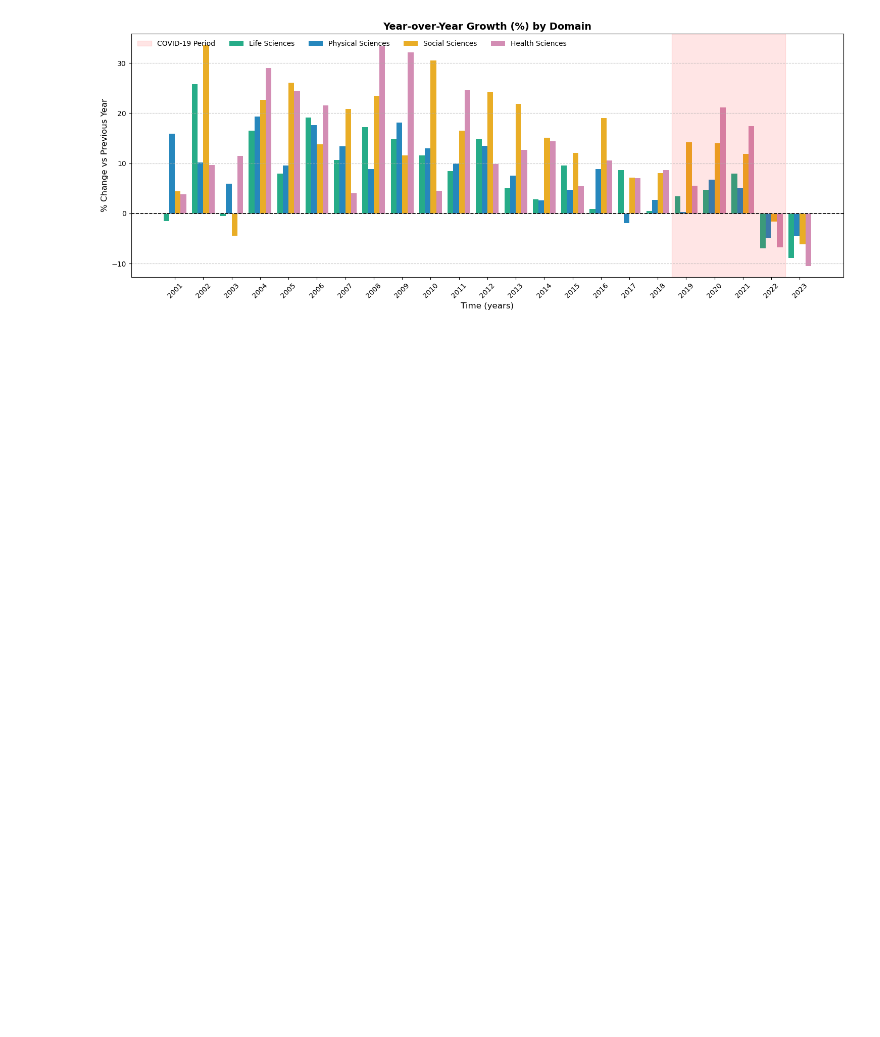
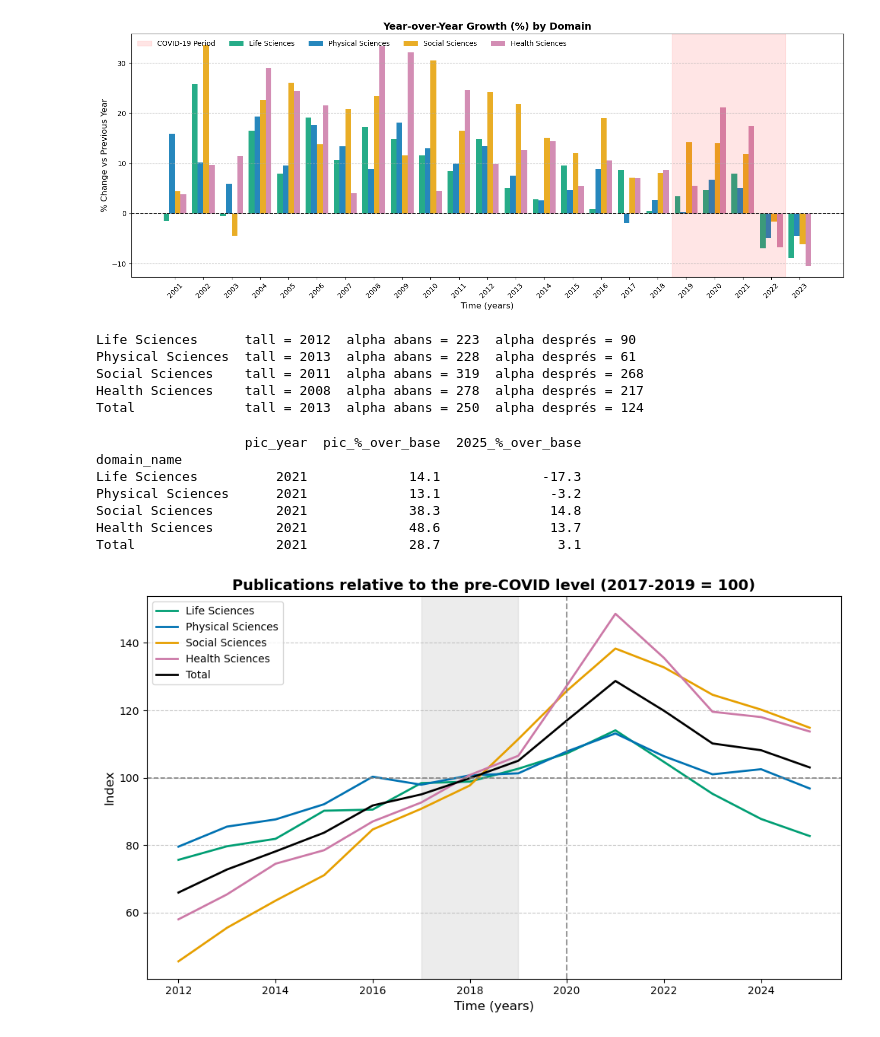
Before and after one commit to AdriRed/science-squared-avbd, a Jupyter notebook: notebooks/05_alba_domains_topics_plots.ipynb, the cells around one changed output. Cells and saved outputs as stored; diff of their text form; code cells hidden in the pictures; blank space fills up the shorter version.

```diff
--- a/notebooks/05_alba_domains_topics_plots.ipynb
+++ b/notebooks/05_alba_domains_topics_plots.ipynb
@@ -1559,3 +1338,60 @@ plt.savefig(f"{output_dir}/yearly_growth_by_domain.png", dpi=300, bbox_inches='t
 plt.show()
 # %% [output]
 [figure]
+# %%
+# %% 2. Canvi de pendent pre-COVID: dos ajustos log-log a cada costat d'un any de tall
+# Es tria el tall que minimitza l'error total (descriptiu, no és un test estadístic)
+dades_pre = taula_total.loc[1990:2019]
+
+for col in dades_pre.columns:
+    millor = [np.inf, None, None, None]  # error, any de tall, alpha abans, alpha després
+    for tall in range(2000, 2015):
+        error, alphes = 0, []
+        for tros in (dades_pre.loc[:tall, col], dades_pre.loc[tall:, col]):
+            x = np.log10(tros.index.values)
+            y = np.log10(tros.values)
+            m, b = np.polyfit(x, y, 1)
+            error += np.sum((y - (m * x + b)) ** 2)
+            alphes.append(m)
+        if error < millor[0]:
+            millor = [error, tall, alphes[0], alphes[1]]
+    print(f"{col:18s} tall = {millor[1]}  alpha abans = {millor[2]:.0f}  alpha després = {millor[3]:.0f}")
+# %% [output]
+Life Sciences      tall = 2012  alpha abans = 223  alpha després = 90
+Physical Sciences  tall = 2013  alpha abans = 228  alpha després = 61
+Social Sciences    tall = 2011  alpha abans = 319  alpha després = 268
+Health Sciences    tall = 2008  alpha abans = 278  alpha després = 217
+Total              tall = 2013  alpha abans = 250  alpha després = 124
+# %%
+# COVID PEAK: level with respect to the base pre-COVID (mitjana 2017-2019 = 100)
+base = taula_total.loc[2017:2019].mean()
+taula_index = taula_total.loc[2012:2025] / base * 100
+
+pic_any = taula_index.loc[2020:].idxmax()
+pic_valor = taula_index.loc[2020:].max() - 100
+valor_2025 = taula_index.loc[2025] - 100
+print(pd.DataFrame({"pic_year": pic_any, "pic_%_over_base": pic_valor.round(1), "2025_%_over_base": valor_2025.round(1)}))
+
+fig, ax = plt.subplots(figsize=(10, 6))
+for col in taula_index.columns:
+    ax.plot(taula_index.index, taula_index[col], color=colors_tot[col], linewidth=2, label=col)
+ax.axhline(y=100, color="gray", linestyle="--", linewidth=1.2)
+ax.axvspan(2017, 2019, color="gray", alpha=0.15)  # període base
+ax.axvline(x=2020, color="gray", linestyle="--", linewidth=1.5, alpha=0.8)
+ax.set_title("Publications relative to the pre-COVID level (2017-2019 = 100)", fontsize=14, fontweight="bold")
+ax.set_xlabel("Time (years)", fontsize=12)
+ax.set_ylabel("Index", fontsize=12)
+ax.grid(axis="y", linestyle="--", alpha=0.7)
+ax.legend(loc="upper left")
+plt.tight_layout()
+plt.savefig(f"{output_dir}/covid_index_by_domain.png", dpi=300, bbox_inches="tight")
+plt.show()
+# %% [output]
+                   pic_year  pic_%_over_base  2025_%_over_base
+domain_name
+Life Sciences          2021             14.1             -17.3
+Physical Sciences      2021             13.1              -3.2
+Social Sciences        2021             38.3              14.8
+Health Sciences        2021             48.6              13.7
+Total                  2021             28.7               3.1
+[figure, added]
```
Also changed, not shown: parts of 18 cells of this notebook, 6 other files.
